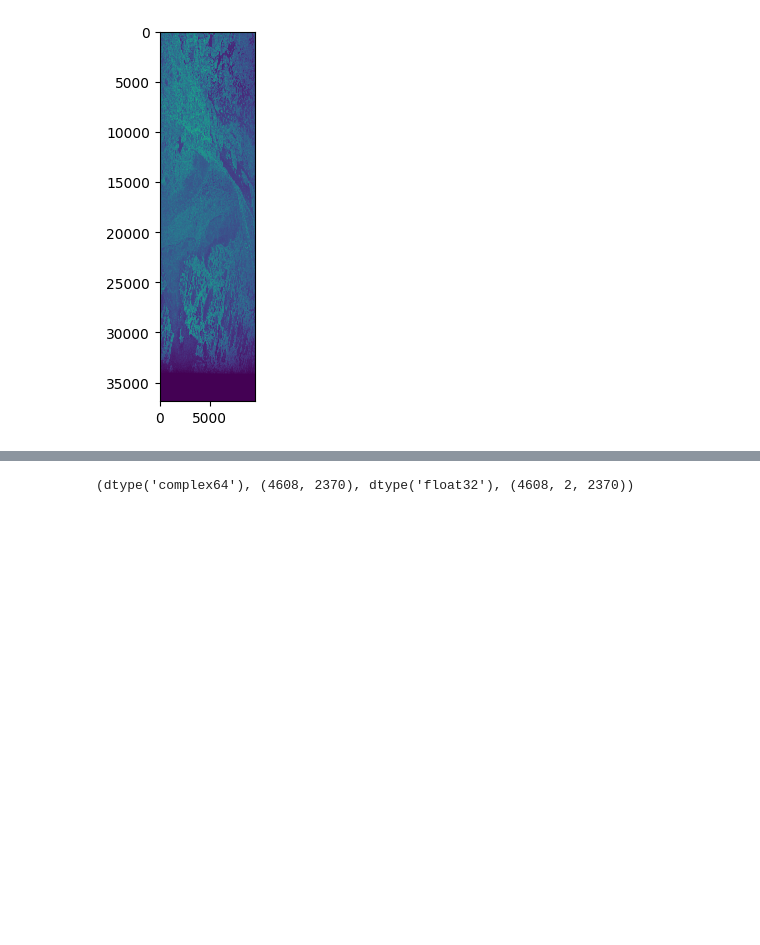
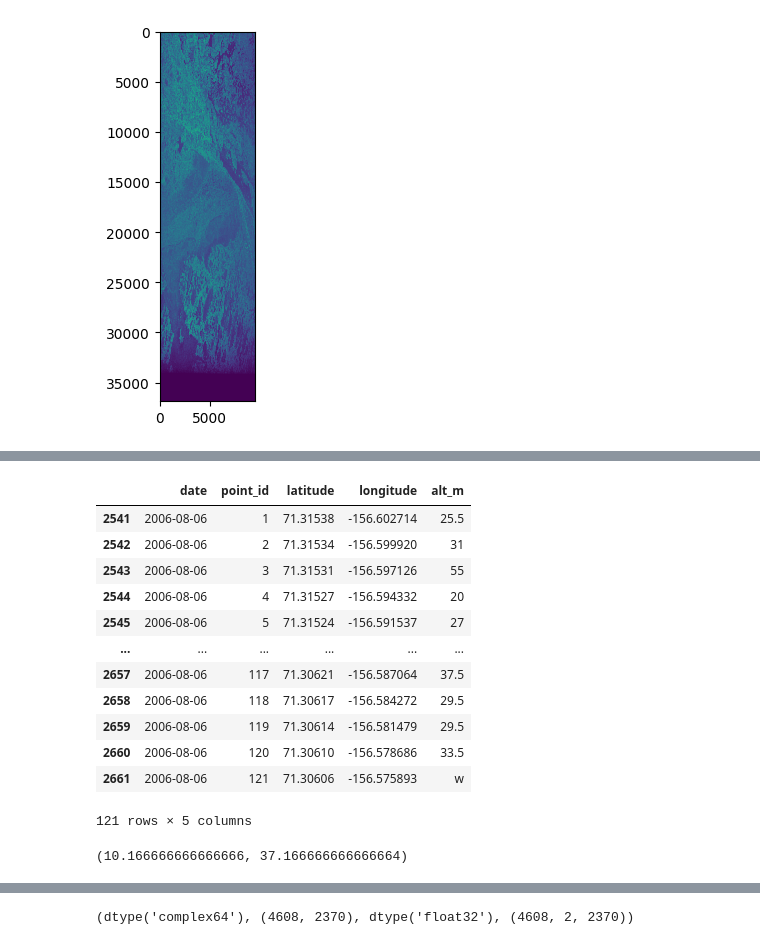
Before and after one commit to jmathur25/permafrost-prediction, a Jupyter notebook: src/py/explore/explore.ipynb, the cells around one changed output, grey strips where cells are left out. Saved outputs shown, nothing was run; the diff lists cells and outputs as text; code cells hidden in the pictures; blank space fills up the shorter version.

```diff
--- a/explore/explore.ipynb
+++ b/src/py/explore/explore.ipynb
@@ -96,0 +173,20 @@ Wall time: 1.13 s
+# %%
+df_calm_img2
+# %% [output]
+|  | date | point_id | latitude | longitude | alt_m |
+| 2541 | 2006-08-06 | 1 | 71.31538 | -156.602714 | 25.5 |
+| 2542 | 2006-08-06 | 2 | 71.31534 | -156.599920 | 31 |
+| 2543 | 2006-08-06 | 3 | 71.31531 | -156.597126 | 55 |
+| 2544 | 2006-08-06 | 4 | 71.31527 | -156.594332 | 20 |
+| 2545 | 2006-08-06 | 5 | 71.31524 | -156.591537 | 27 |
+| ... | ... | ... | ... | ... | ... |
+| 2657 | 2006-08-06 | 117 | 71.30621 | -156.587064 | 37.5 |
+| 2658 | 2006-08-06 | 118 | 71.30617 | -156.584272 | 29.5 |
+| 2659 | 2006-08-06 | 119 | 71.30614 | -156.581479 | 29.5 |
+| 2660 | 2006-08-06 | 120 | 71.30610 | -156.578686 | 33.5 |
+| 2661 | 2006-08-06 | 121 | 71.30606 | -156.575893 | w |
+121 rows × 5 columns
+# %%
+np.nanmean(alt_img1[:3]), np.nanmean(alt_img2[:3])
+# %% [output]
+(10.166666666666666, 37.166666666666664)
```
Also changed, not shown: parts of 19 cells of this notebook, 15 other files.
